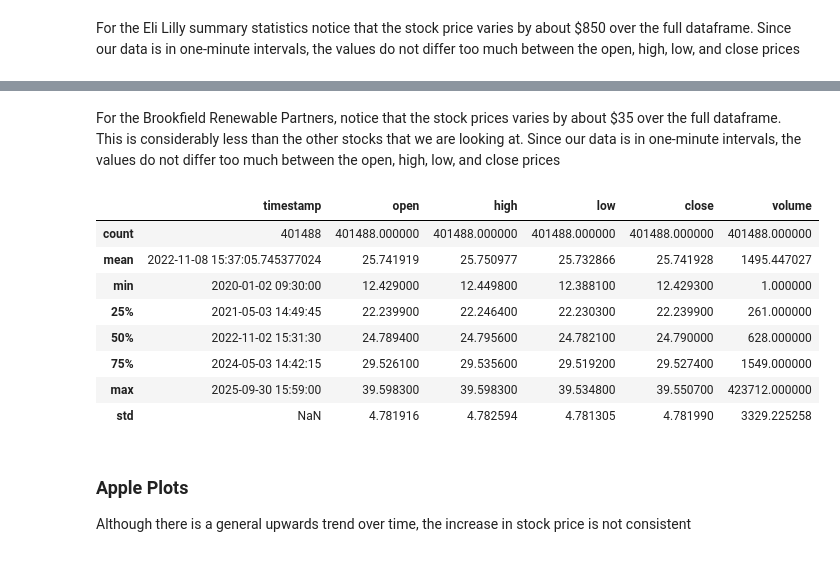
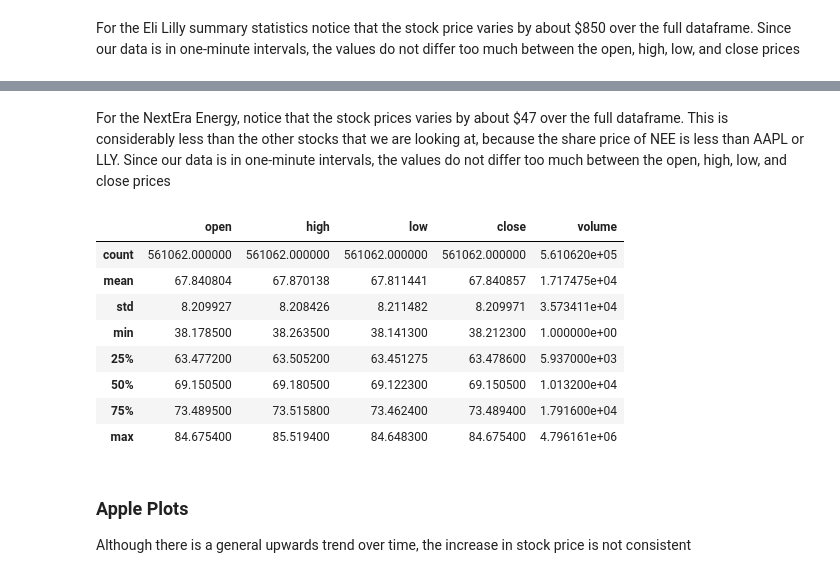
Before and after one commit to asalpert/msdas_practicum-project, a Jupyter notebook: second_report_final.ipynb, the cells around one changed output, grey strips where cells are left out. Cells and saved outputs as stored; diff of their text form; code cells hidden in the pictures.

```diff
--- a/second_report_final.ipynb
+++ b/second_report_final.ipynb
@@ -27,7 +32,7 @@ We looked at the summary statistics to better understand the data, as well as pl
 # Read Data
 aapl_df = pd.read_csv("data_files/AAPL_combined.csv.gz")
 lly_df = pd.read_csv("data_files/LLY_combined.csv.gz")
-bep_df = pd.read_csv("data_files/BEP_combined.csv.gz")
+nee_df = pd.read_csv("data_files/NEE_combined.csv.gz")
 
 # Data Preprocessing
 def data_preprocess(df):
@@ -50,7 +55,7 @@ def data_preprocess(df):
 
 aapl_df = data_preprocess(aapl_df)
 lly_df = data_preprocess(lly_df)
-bep_df = data_preprocess(bep_df)
+nee_df = data_preprocess(nee_df)
 # %% [markdown]
 For the Apple summary statistics, notice that the stock price varies by about $200 over the full dataframe. Since our data is on a minute level, the values do not differ too much between the open, high, low, and close prices.
 # %%
@@ -82,17 +87,17 @@ lly_df.describe()
 # %% [markdown]
-For the Brookfield Renewable Partners, notice that the stock prices varies by about $35 over the full dataframe. This is considerably less than the other stocks that we are looking at. Since our data is in one-minute intervals, the values do not differ too much between the open, high, low, and close prices
+For the NextEra Energy, notice that the stock prices varies by about $47 over the full dataframe. This is considerably less than the other stocks that we are looking at, because the share price of NEE is less than AAPL or LLY. Since our data is in one-minute intervals, the values do not differ too much between the open, high, low, and close prices
 # %%
-bep_df.describe()
+nee_df.describe()
 # %% [output]
-|  | timestamp | open | high | low | close | volume |
-| count | 401488 | 401488.000000 | 401488.000000 | 401488.000000 | 401488.000000 | 401488.000000 |
-| mean | 2022-11-08 15:37:05.745377024 | 25.741919 | 25.750977 | 25.732866 | 25.741928 | 1495.447027 |
-| min | 2020-01-02 09:30:00 | 12.429000 | 12.449800 | 12.388100 | 12.429300 | 1.000000 |
-| 25% | 2021-05-03 14:49:45 | 22.239900 | 22.246400 | 22.230300 | 22.239900 | 261.000000 |
-| 50% | 2022-11-02 15:31:30 | 24.789400 | 24.795600 | 24.782100 | 24.790000 | 628.000000 |
-| 75% | 2024-05-03 14:42:15 | 29.526100 | 29.535600 | 29.519200 | 29.527400 | 1549.000000 |
-| max | 2025-09-30 15:59:00 | 39.598300 | 39.598300 | 39.534800 | 39.550700 | 423712.000000 |
-| std | NaN | 4.781916 | 4.782594 | 4.781305 | 4.781990 | 3329.225258 |
+|  | open | high | low | close | volume |
+| count | 561062.000000 | 561062.000000 | 561062.000000 | 561062.000000 | 5.610620e+05 |
+| mean | 67.840804 | 67.870138 | 67.811441 | 67.840857 | 1.717475e+04 |
+| std | 8.209927 | 8.208426 | 8.211482 | 8.209971 | 3.573411e+04 |
+| min | 38.178500 | 38.263500 | 38.141300 | 38.212300 | 1.000000e+00 |
+| 25% | 63.477200 | 63.505200 | 63.451275 | 63.478600 | 5.937000e+03 |
+| 50% | 69.150500 | 69.180500 | 69.122300 | 69.150500 | 1.013200e+04 |
+| 75% | 73.489500 | 73.515800 | 73.462400 | 73.489400 | 1.791600e+04 |
+| max | 84.675400 | 85.519400 | 84.648300 | 84.675400 | 4.796161e+06 |
 # %% [markdown]
 ### Apple Plots
 
```
Also changed, not shown: parts of 77 cells of this notebook, 3 other files.
